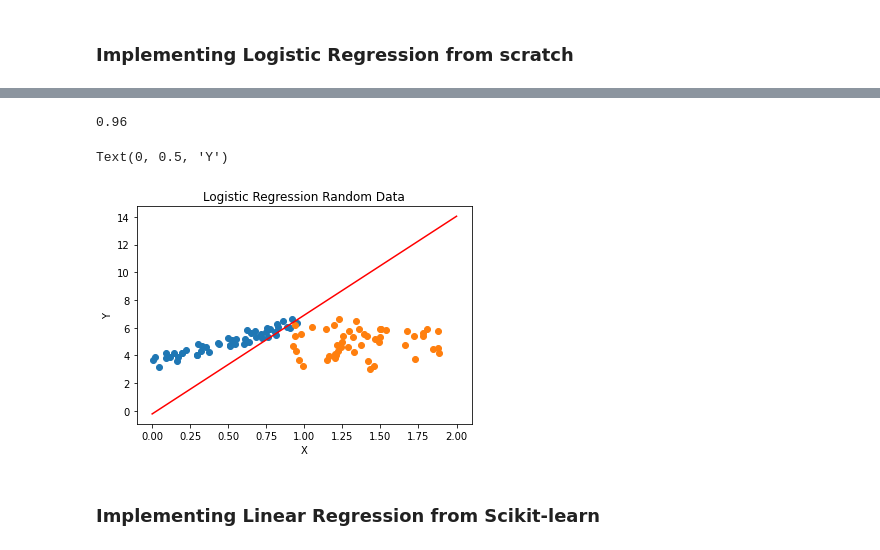
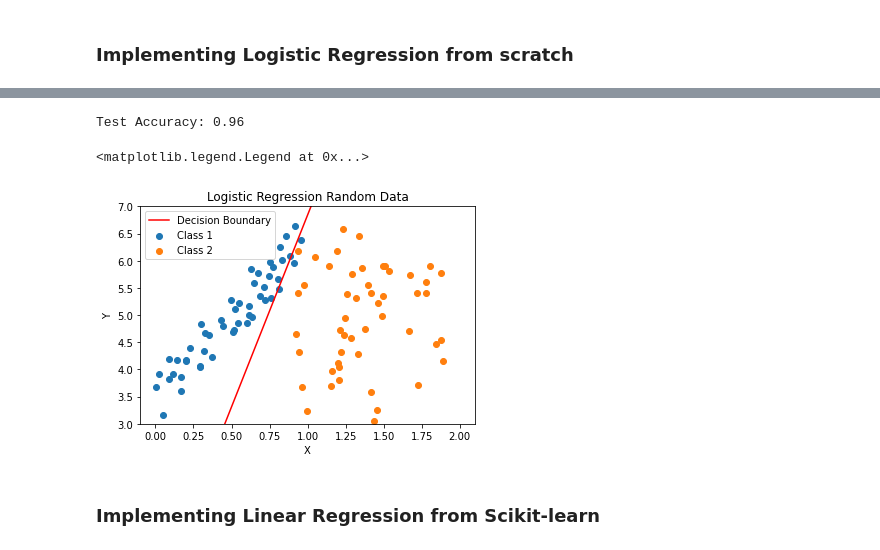
Before and after one commit to Followb1ind1y/Machine-Learning-Algorithms-from-Scratch, a Jupyter notebook: ML_Algorithms_Logistic_Regression.ipynb, the cells around one changed output, grey strips where cells are left out. Saved outputs shown, nothing was run; the diff lists cells and outputs as text; code cells hidden in the pictures.

```diff
--- a/ML_Algorithms_Logistic_Regression.ipynb
+++ b/ML_Algorithms_Logistic_Regression.ipynb
@@ -71,6 +61,0 @@ def predict(new_x, weights):
-# %%
-weights = np.zeros((x.shape[1]+1,1))
-new_x = np.concatenate((np.ones((x.shape[0],1)),x), axis=1)
-x_dot_w = np.dot(new_x, weights)
-y_pred = predict(new_x, weights)
-y_pred.shape
@@ -80,7 +63,7 @@ y_pred.shape
 ### **Implementing Logistic Regression from scratch**
 # %%
 class LogisticRegressionUsingGD:
-    def __init__(self, learning_rate=0.0001, n_iterations=2):
+    def __init__(self, learning_rate=0.0001, n_iterations=100):
         self.learning_rate = learning_rate
         self.n_iterations = n_iterations
 
@@ -99,14 +82,23 @@ class LogisticRegressionUsingGD:
         self.weights = np.zeros((x.shape[1]+1,1))
         self.new_x = np.concatenate((np.ones((self.m,1)),x), axis=1)
 
-        for i in range(self.n_iterations):
+        # initial data
+        initial_loss = self.Cross_Entropy(self.Sigmoid(np.dot(self.new_x, self.weights)), y)
+        intial_acc = self.get_accuracy(self.predict(x), y)
+        self.iters.append(0)
+        self.losses.append(initial_loss)
+        self.accuracys.append(intial_acc)
+
+        # Train
+        for i in range(1,self.n_iterations):
             x_dot_w = np.dot(self.new_x, self.weights)
-            y_pred = self.Sigmoid(x_dot_w)
-            residuals = y_pred - y
+            y_hat = self.Sigmoid(x_dot_w)
+            residuals = y_hat - y
             gradient_vector = np.dot(self.new_x.T, residuals)
             self.weights -= (self.learning_rate / self.m) * gradient_vector
-            loss = self.Cross_Entropy(y_pred, y)
-            accuracy = self.get_accuracy(self.predict(x), y)
+            loss = self.Cross_Entropy(y_hat, y)
+            y_pred = self.predict(x)
+            accuracy = self.get_accuracy(y_pred, y)
             self.iters.append(i)
             self.losses.append(loss)
             self.accuracys.append(accuracy)
@@ -151,25 +143,30 @@ Final Training Accuracy: 0.96
 # %%
 y_test_pred = Logistic_Regression_GD.predict(x_test)
-Logistic_Regression_GD.get_accuracy(y_test_pred, y_test)
+test_accuracy = Logistic_Regression_GD.get_accuracy(y_test_pred, y_test)
+print("Test Accuracy:", test_accuracy)
 # %% [output]
-0.96
+Test Accuracy: 0.96
 # %%
+# scatter plot points
 fig, ax = plt.subplots()
-ax.scatter(x_1,y_1)
-ax.scatter(x_2,y_2)
+ax.scatter(x_1,y_1, label='Class 1')
+ax.scatter(x_2,y_2, label='Class 2')
 
+# plot the Decision Boundary
 weight_0, weight_1, weight_2 = train_model.weights
 intercept, slope = -weight_0/weight_2, -weight_1/weight_2
 xd = np.array([0, 2])
 yd = slope*xd + intercept
-plt.plot(xd, yd, color='red')
+plt.plot(xd, yd, color='red', label='Decision Boundary')
+ax.set_ylim(3,7)
 
 ax.set_title('Logistic Regression Random Data')
 ax.set_xlabel('X')
 ax.set_ylabel('Y')
+plt.legend()
 # %% [output]
-Text(0, 0.5, 'Y')
+<matplotlib.legend.Legend at 0x...>
-[figure, old version]
+[figure, new version]
 # %% [markdown]
 ### **Implementing Linear Regression from Scikit-learn**
 # %%
```
Also changed, not shown: parts of 7 cells of this notebook.
